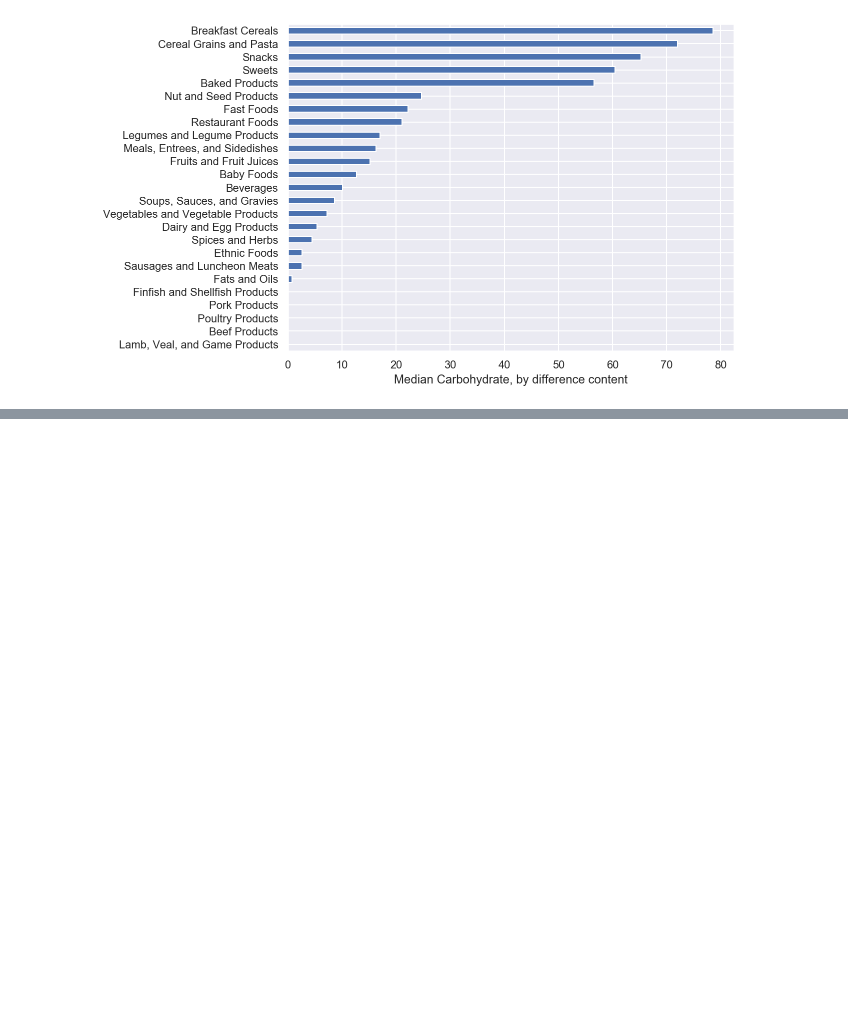
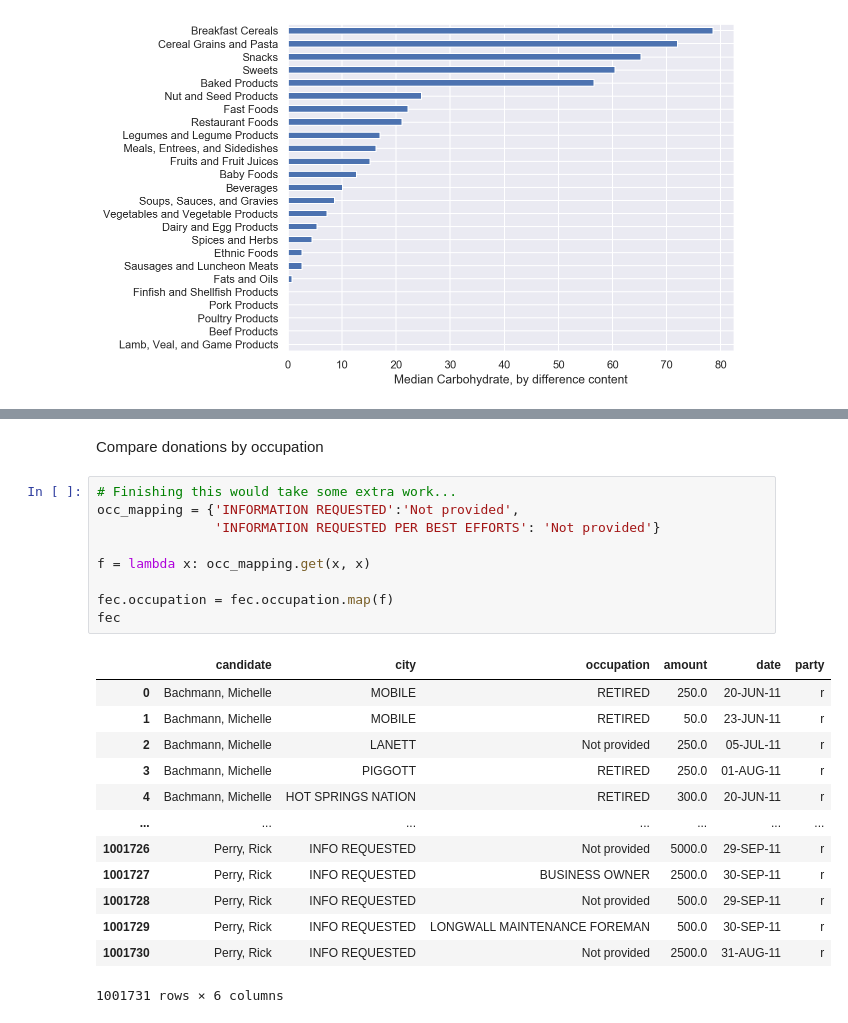
Before and after one commit to fabiangunzinger/learning, a Jupyter notebook: python-for-data-analysis/chap14-examples.ipynb, the cells around one changed output, grey strips where cells are left out. Drawn from its saved outputs; the diff is of its cells as text; blank space fills up the shorter version.

```diff
--- a/python-for-data-analysis/chap14-examples.ipynb
+++ b/python-for-data-analysis/chap14-examples.ipynb
@@ -659,0 +697,25 @@ foods.groupby('nutrient').apply(get_max).tail(50)
+# %% [markdown]
+Compare donations by occupation
+# %%
+# Finishing this would take some extra work...
+occ_mapping = {'INFORMATION REQUESTED':'Not provided',
+               'INFORMATION REQUESTED PER BEST EFFORTS': 'Not provided'}
+
+f = lambda x: occ_mapping.get(x, x)
+
+fec.occupation = fec.occupation.map(f)
+fec
+# %% [output]
+|  | candidate | city | occupation | amount | date | party |
+| 0 | Bachmann, Michelle | MOBILE | RETIRED | 250.0 | 20-JUN-11 | r |
+| 1 | Bachmann, Michelle | MOBILE | RETIRED | 50.0 | 23-JUN-11 | r |
+| 2 | Bachmann, Michelle | LANETT | Not provided | 250.0 | 05-JUL-11 | r |
+| 3 | Bachmann, Michelle | PIGGOTT | RETIRED | 250.0 | 01-AUG-11 | r |
+| 4 | Bachmann, Michelle | HOT SPRINGS NATION | RETIRED | 300.0 | 20-JUN-11 | r |
+| ... | ... | ... | ... | ... | ... | ... |
+| 1001726 | Perry, Rick | INFO REQUESTED | Not provided | 5000.0 | 29-SEP-11 | r |
+| 1001727 | Perry, Rick | INFO REQUESTED | BUSINESS OWNER | 2500.0 | 30-SEP-11 | r |
+| 1001728 | Perry, Rick | INFO REQUESTED | Not provided | 500.0 | 29-SEP-11 | r |
+| 1001729 | Perry, Rick | INFO REQUESTED | LONGWALL MAINTENANCE FOREMAN | 500.0 | 30-SEP-11 | r |
+| 1001730 | Perry, Rick | INFO REQUESTED | Not provided | 2500.0 | 31-AUG-11 | r |
+1001731 rows × 6 columns
```
Also changed, not shown: parts of 9 cells of this notebook.
